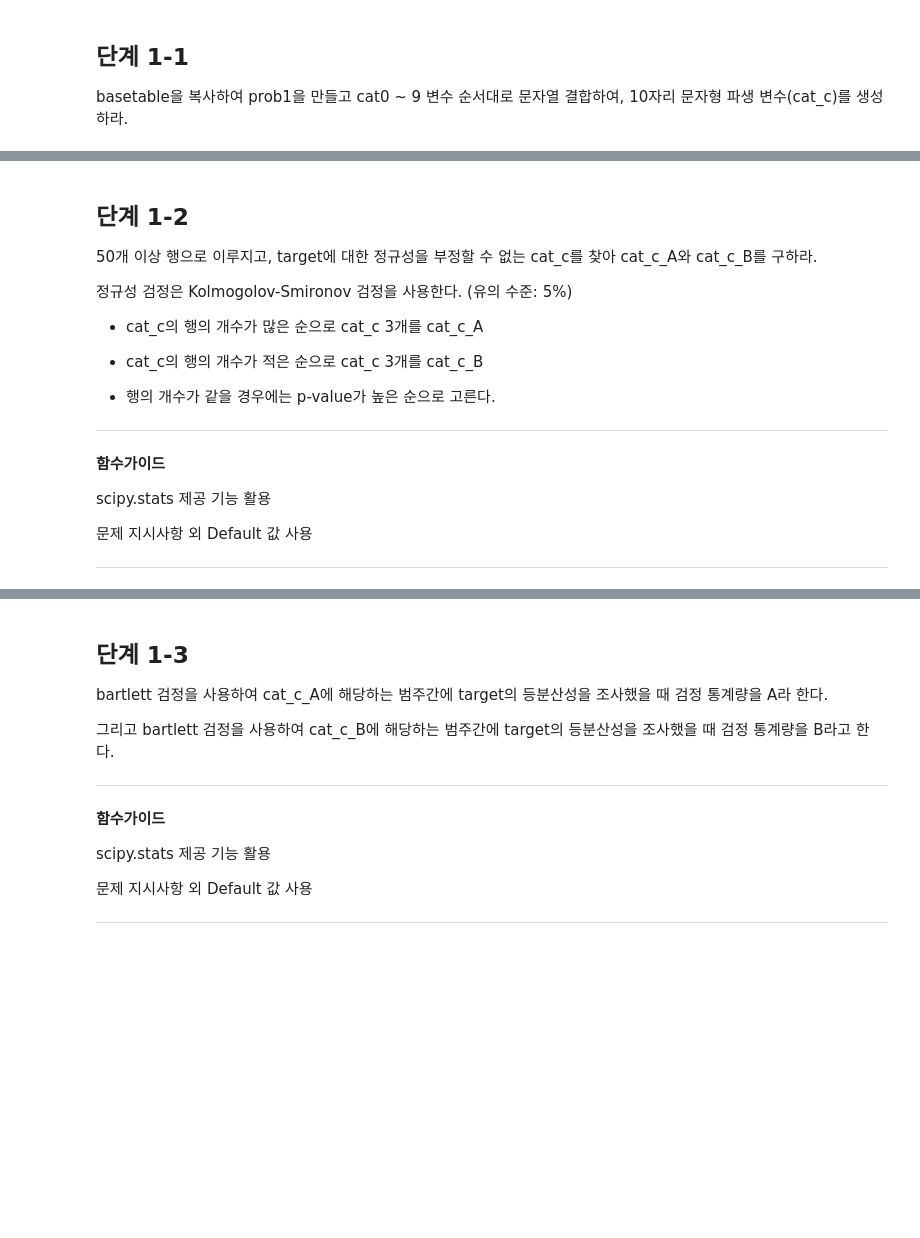
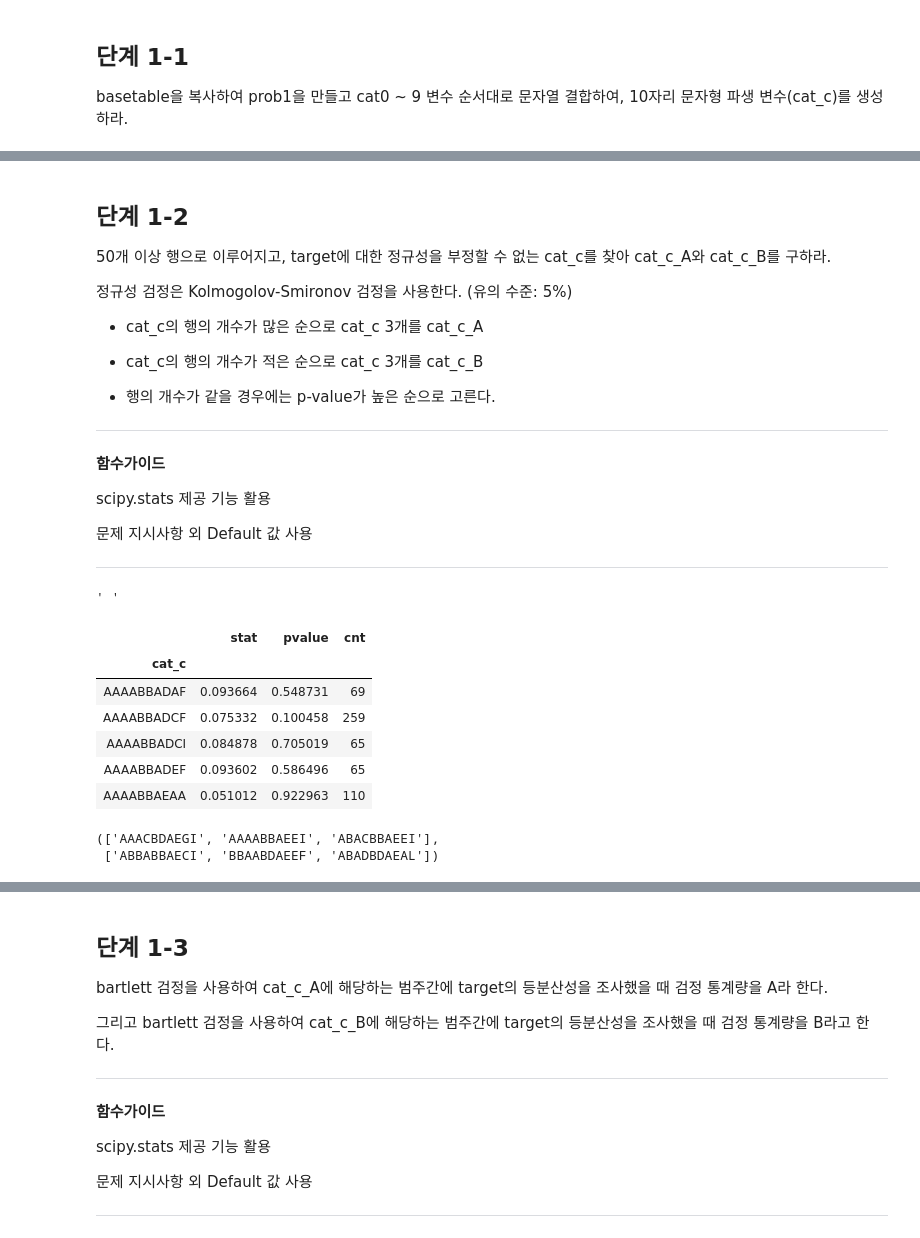
Before and after one commit to sunkusun9/DS_lv3_2403_1, a Jupyter notebook: sec_ds_lv3_prob2_prob.ipynb, the cells around one changed output, grey strips where cells are left out. Saved outputs shown, nothing was run; the diff lists cells and outputs as text; code cells hidden in the pictures; blank space fills up the shorter version.

```diff
--- a/sec_ds_lv3_prob2_prob.ipynb
+++ b/sec_ds_lv3_prob2_prob.ipynb
@@ -250,3 +257,5 @@ min_dist / max_dia
+# %%
+df_basetable = df_train.copy()
 # %% [markdown]
 # 문제1
 
@@ -255,3 +264,8 @@ min_dist / max_dia
 ## 단계 1-1
 
 basetable을 복사하여 prob1을 만들고 cat0 ~ 9 변수 순서대로 문자열 결합하여, 10자리 문자형 파생 변수(cat_c)를 생성하라.
+# %%
+df_prob1 = df_basetable.assign(
+    cat_c = df_basetable[cat_cols].sum(axis=1)
+)
+df_prob1.head()
@@ -258,7 +313,7 @@ basetable을 복사하여 prob1을 만들고 cat0 ~ 9 변수 순서대로 문자
 # %% [markdown]
 ## 단계 1-2
 
-50개 이상 행으로 이루지고, target에 대한 정규성을 부정할 수 없는 cat_c를 찾아 cat_c_A와 cat_c_B를 구하라.
+50개 이상 행으로 이루어지고, target에 대한 정규성을 부정할 수 없는 cat_c를 찾아 cat_c_A와 cat_c_B를 구하라.
 
 정규성 검정은 Kolmogolov-Smironov 검정을 사용한다. (유의 수준: 5%)
 
@@ -276,3 +331,39 @@ scipy.stats 제공 기능 활용
 문제 지시사항 외 Default 값 사용
 
 ---
+# %%
+df_prob1.loc[
+    df_prob1['cat_c'].isin(
+        df_prob1['cat_c'].value_counts().pipe(lambda x: x.loc[x >= 50]).index
+    )
+]
+' '
+# %% [output]
+' '
+# %%
+# 방법 1
+from scipy.stats import kstest, norm, zscore
+
+df_kstest = df_prob1.groupby('cat_c').filter(lambda x: len(x) >= 50)\
+        .groupby('cat_c')['target'].apply(
+            lambda x: pd.Series(kstest(zscore(x, ddof=1), norm.cdf), index=['stat', 'pvalue'])
+        ).unstack().join(
+            df_prob1['cat_c'].value_counts().rename('cnt')
+        )
+df_kstest.head()
+# %% [output]
+|  | stat | pvalue | cnt |
+| cat_c |  |  |  |
+| AAAABBADAF | 0.093664 | 0.548731 | 69 |
+| AAAABBADCF | 0.075332 | 0.100458 | 259 |
+| AAAABBADCI | 0.084878 | 0.705019 | 65 |
+| AAAABBADEF | 0.093602 | 0.586496 | 65 |
+| AAAABBAEAA | 0.051012 | 0.922963 | 110 |
+# %%
+df_kstest = df_kstest.query('pvalue >= 0.05').sort_values(['cnt', 'pvalue'], ascending=[True, False])
+cat_c_A = df_kstest.iloc[-3:].index.tolist()
+cat_c_B = df_kstest.iloc[:3].index.tolist()
+cat_c_A, cat_c_B
+# %% [output]
+(['AAACBDAEGI', 'AAAABBAEEI', 'ABACBBAEEI'],
+ ['ABBABBAECI', 'BBAABDAEEF', 'ABADBDAEAL'])
```
Also changed, not shown: parts of 26 cells of this notebook.
